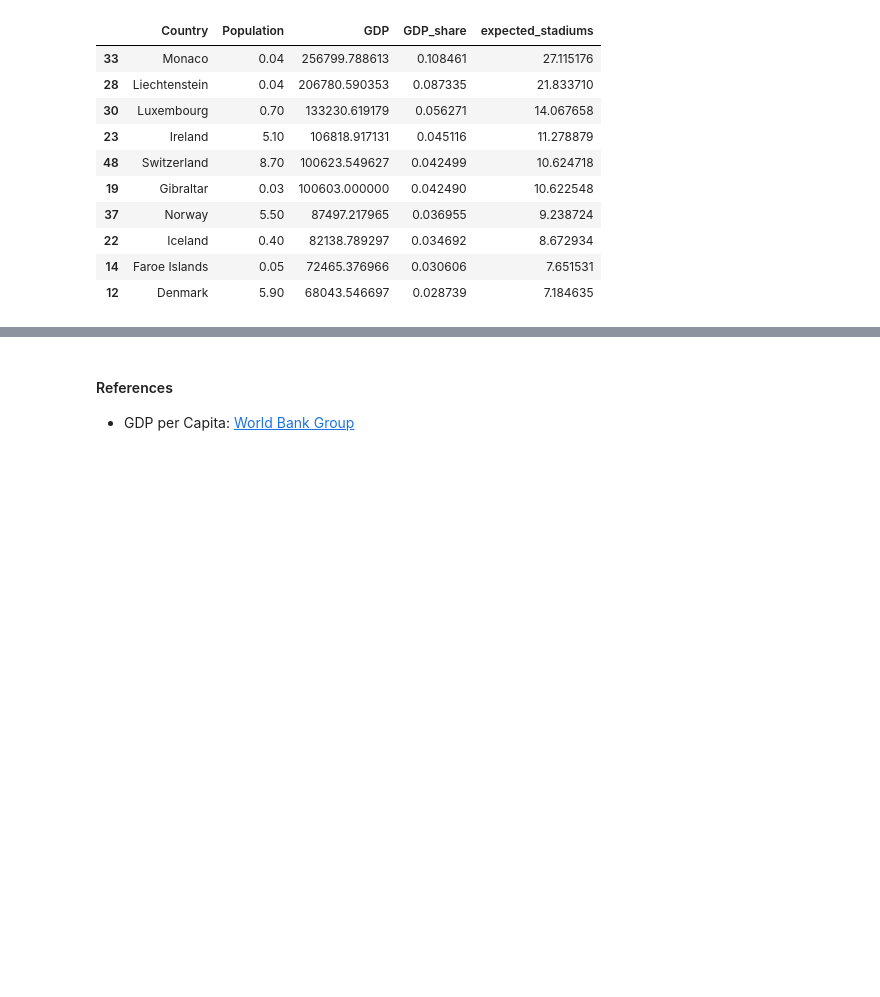
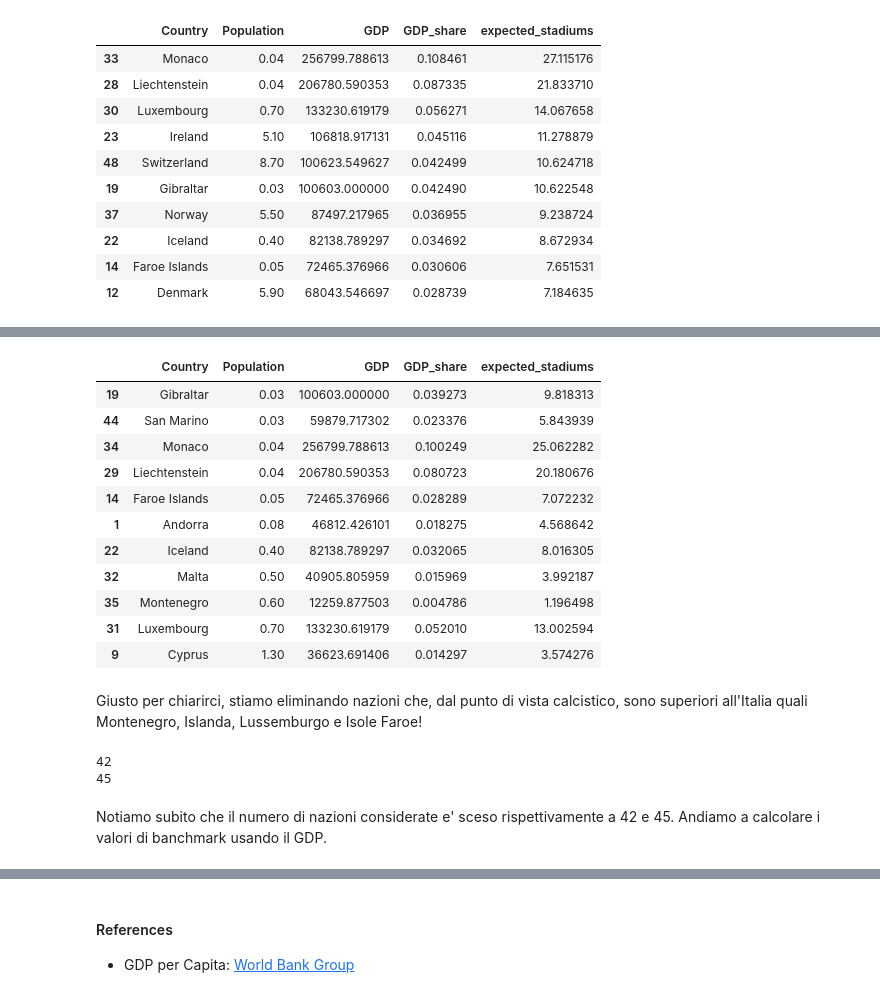
Before and after one commit to pacoraggio/Stadium, a Jupyter notebook: analysis.ipynb, the cells around one changed output, grey strips where cells are left out. Cells and saved outputs as stored; diff of their text form; code cells hidden in the pictures; blank space fills up the shorter version.

```diff
--- a/analysis.ipynb
+++ b/analysis.ipynb
@@ -361,0 +389,33 @@ Era un effetto facilmente preventivabile, che ogni bravo analista puo' prevedere
+# %%
+UEFA_countries_GDP.sort_values(by = 'Population ', ascending= True)[:11]
+# %% [output]
+|  | Country | Population | GDP | GDP_share | expected_stadiums |
+| 19 | Gibraltar | 0.03 | 100603.000000 | 0.039273 | 9.818313 |
+| 44 | San Marino | 0.03 | 59879.717302 | 0.023376 | 5.843939 |
+| 34 | Monaco | 0.04 | 256799.788613 | 0.100249 | 25.062282 |
+| 29 | Liechtenstein | 0.04 | 206780.590353 | 0.080723 | 20.180676 |
+| 14 | Faroe Islands | 0.05 | 72465.376966 | 0.028289 | 7.072232 |
+| 1 | Andorra | 0.08 | 46812.426101 | 0.018275 | 4.568642 |
+| 22 | Iceland | 0.40 | 82138.789297 | 0.032065 | 8.016305 |
+| 32 | Malta | 0.50 | 40905.805959 | 0.015969 | 3.992187 |
+| 35 | Montenegro | 0.60 | 12259.877503 | 0.004786 | 1.196498 |
+| 31 | Luxembourg | 0.70 | 133230.619179 | 0.052010 | 13.002594 |
+| 9 | Cyprus | 1.30 | 36623.691406 | 0.014297 | 3.574276 |
+# %% [markdown]
+Giusto per chiarirci, stiamo eliminando nazioni che, dal punto di vista calcistico, sono superiori all'Italia quali Montenegro, Islanda, Lussemburgo e Isole Faroe!
+# %%
+geographic_europe_GDP_filtered = geographic_europe_GDP[geographic_europe_GDP['Population '] >= 1.0][['Country',
+                                                                                                     'Population ',
+                                                                                                     'GDP']].copy()
+
+UEFA_countries_GDP_filtered = UEFA_countries_GDP[UEFA_countries_GDP['Population '] >= 1.0][['Country',
+                                                                                            'Population ',
+                                                                                            'GDP']].copy()
+
+print(geographic_europe_GDP_filtered.shape[0])
+print(UEFA_countries_GDP_filtered.shape[0])
+# %% [output]
+42
+45
+# %% [markdown]
+Notiamo subito che il numero di nazioni considerate e' sceso rispettivamente a 42 e 45. Andiamo a calcolare i valori di banchmark usando il GDP.
```
Also changed, not shown: parts of 10 cells of this notebook.
